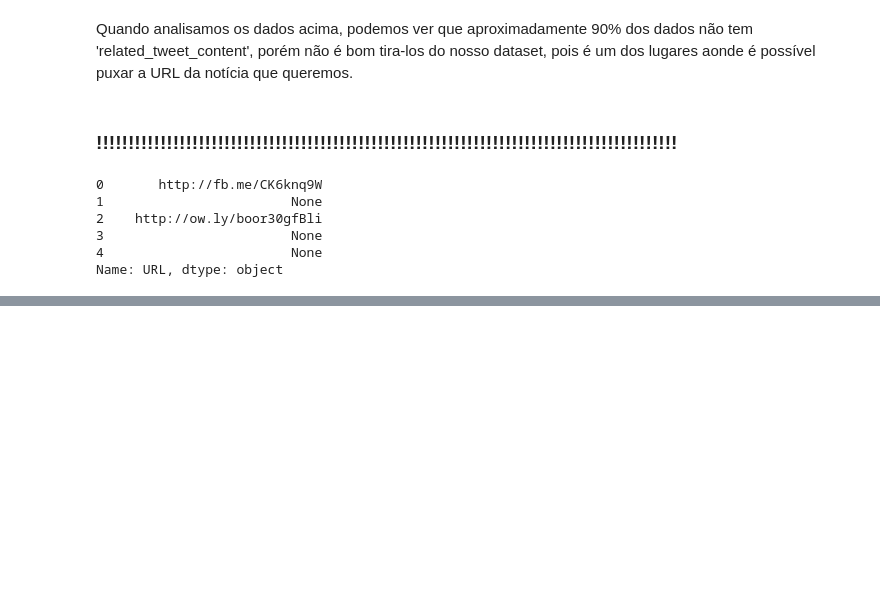
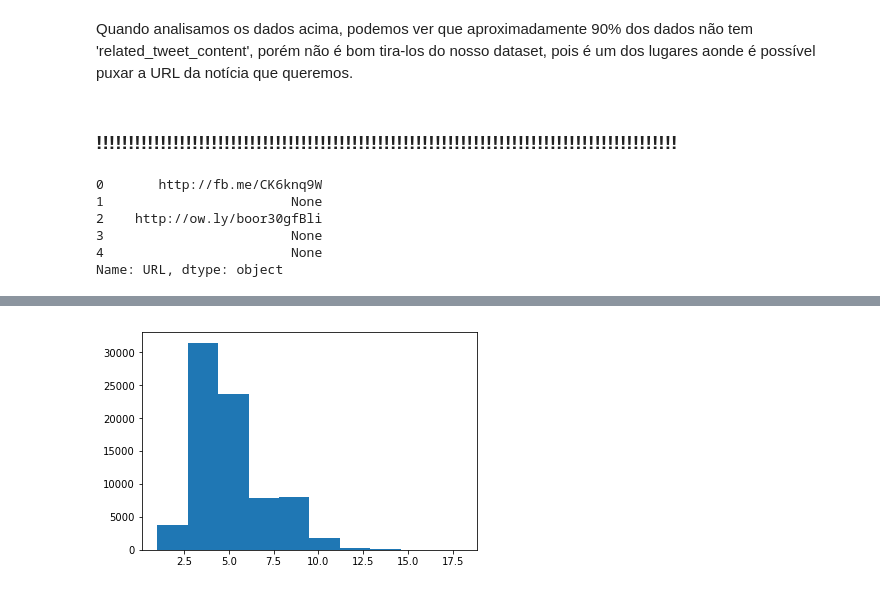
Before and after one commit to gmorlima/gordos, a Jupyter notebook: projeto_final/Fake News Classifier.ipynb, the cells around one changed output, grey strips where cells are left out. Cells and saved outputs as stored; diff of their text form; code cells hidden in the pictures; blank space fills up the shorter version.

```diff
--- a/projeto_final/Fake News Classifier.ipynb
+++ b/projeto_final/Fake News Classifier.ipynb
@@ -20,7 +30,7 @@ from goose3 import Goose
 # Importamos uma certa quantia de dados do nosso arquivo json.
 
 data_raw = []
-num_data = 5000
+num_data = 2000
 with open('data/fake-news-tera.json') as file:
     for i in tqdm(range(num_data)):
         line = next(file)
@@ -156,0 +186,9 @@ OSError: cannot identify image file <_io.BufferedReader name='/tmp/goose/9c750a5
+# %%
+# Como no português temos muitos caracteres especiais, precisamos normaliza-los.
+
+for i in tqdm(range(num_data)):
+    text = df_clean.loc[i, 'Article']
+    if text:
+        nfkd_form = unicodedata.normalize('NFKD', text)
+        only_ascii = nfkd_form.encode('ASCII', 'ignore')
+        df_clean.loc[i, 'Article'] = only_ascii.decode('utf-8')
@@ -156,0 +211,25 @@ OSError: cannot identify image file <_io.BufferedReader name='/tmp/goose/9c750a5
+# %%
+# Nisso, fazemos o pré-processamento do texto em uma função
+
+def preprocessing_nlp(df_clean):
+    letters_only = ''
+    for i in tqdm(range(num_data)):
+        txt = df_clean.loc[i, 'Article']
+        if txt:
+            letters_only = str(letters_only)+' '+str(re.sub("\W+",           # The pattern to search for
+                                  " ",                   # The pattern to replace it with
+                                  df_clean.loc[i,'Article']))  # The text to search
+    lower_case = letters_only.lower()
+    rmv_whitespace = lower_case.strip()
+    words = rmv_whitespace.split()
+    words = [w for w in words if not w in stopwords.words("portuguese") and w]
+    stemming = SnowballStemmer("portuguese")
+    words_stem = [stemming.stem(t) for t in words]
+    return words_stem
+
+#E então, testamos a função e vemos as palavras mais faladas
+
+procs_words = preprocessing_nlp(df_clean)
+print(procs_words[:10])
+counter = Counter(procs_words)
+print(counter.most_common(10))
@@ -156,0 +283,7 @@ OSError: cannot identify image file <_io.BufferedReader name='/tmp/goose/9c750a5
+# %%
+# Vejamos a distribuição de tamanho de palavras
+
+plt.hist([len(procs_words[i]) for i in range(len(procs_words))], 10)
+plt.show()
+# %% [output]
+[figure, added]
```
Also changed, not shown: parts of 8 cells of this notebook.
